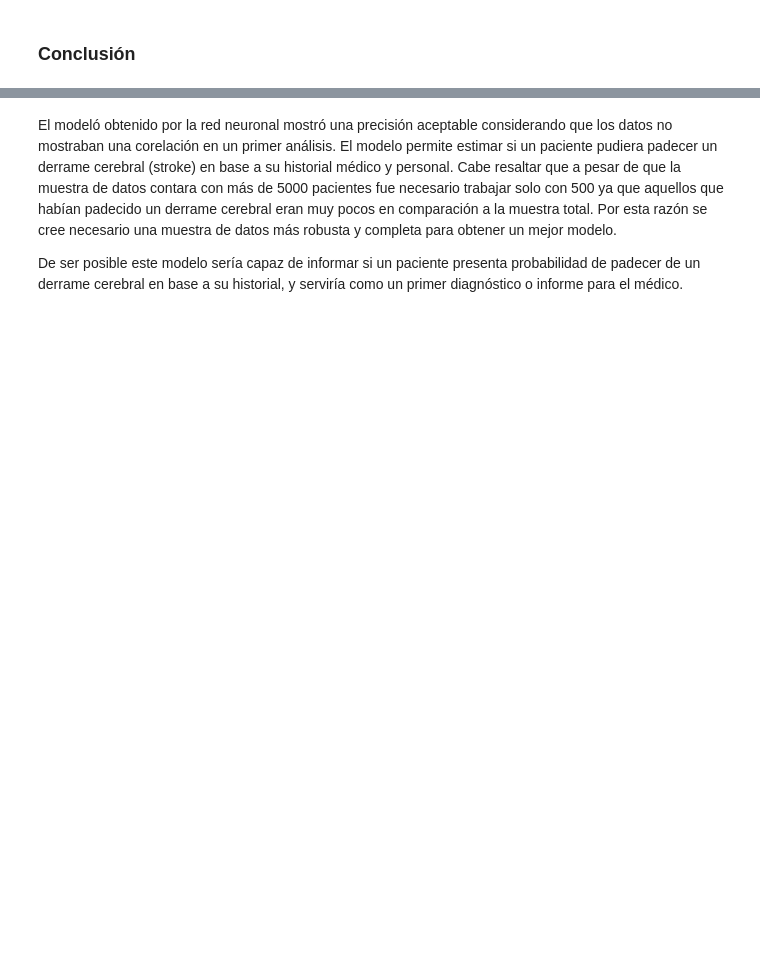
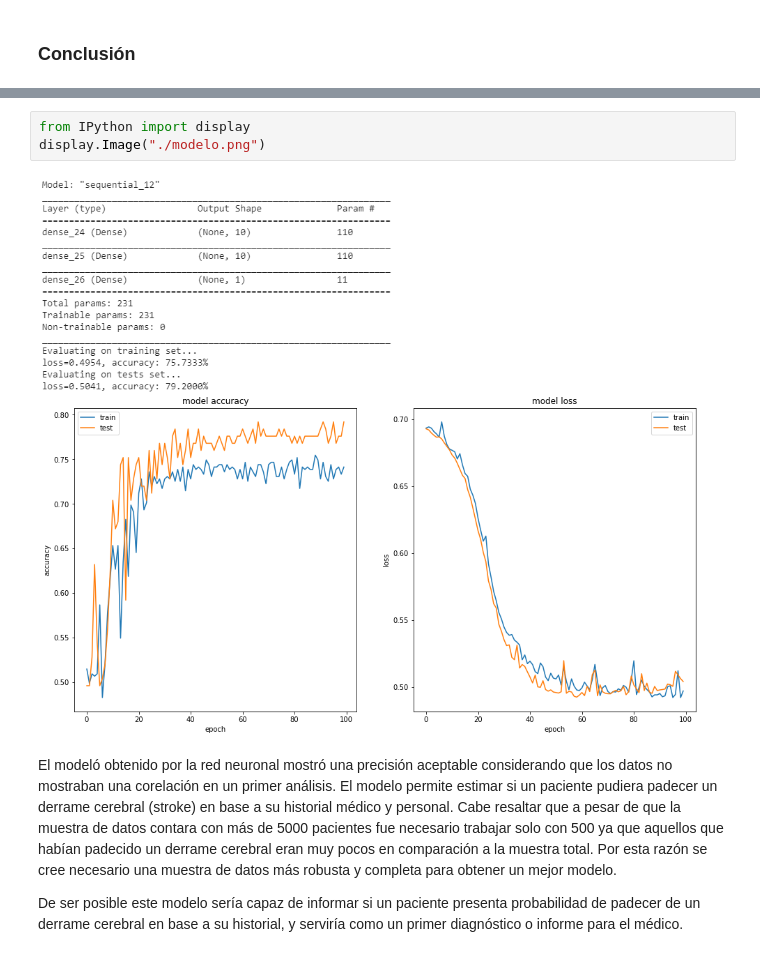
Before and after one commit to FidelNavarro/computacional, a Jupyter notebook: Parcial 1/Parical1_FidelN.ipynb, the cells around one changed output, grey strips where cells are left out. Drawn from its saved outputs; the diff is of its cells as text; blank space fills up the shorter version.

```diff
--- a/Parcial 1/Parical1_FidelN.ipynb
+++ b/Parcial 1/Parical1_FidelN.ipynb
@@ -1149,3 +1157,8 @@ Correremos una última vez el código pero ahora aumentando la cantidad de train
+# %%
+from IPython import display
+display.Image("./modelo.png")
+# %% [output]
+[figure, added]
 # %% [markdown]
 El modeló obtenido por la red neuronal mostró una precisión aceptable considerando que los datos no mostraban una corelación en un primer análisis. El modelo permite estimar si un paciente pudiera padecer un derrame cerebral (stroke) en base a su historial médico y personal. Cabe resaltar que a pesar de que la muestra de datos contara con más de 5000 pacientes fue necesario trabajar solo con 500 ya que aquellos que habían padecido un derrame cerebral eran muy pocos en comparación a la muestra total. Por esta razón se cree necesario una muestra de datos más robusta y completa para obtener un mejor modelo.
 
```
Also changed, not shown: parts of 2 cells of this notebook.
